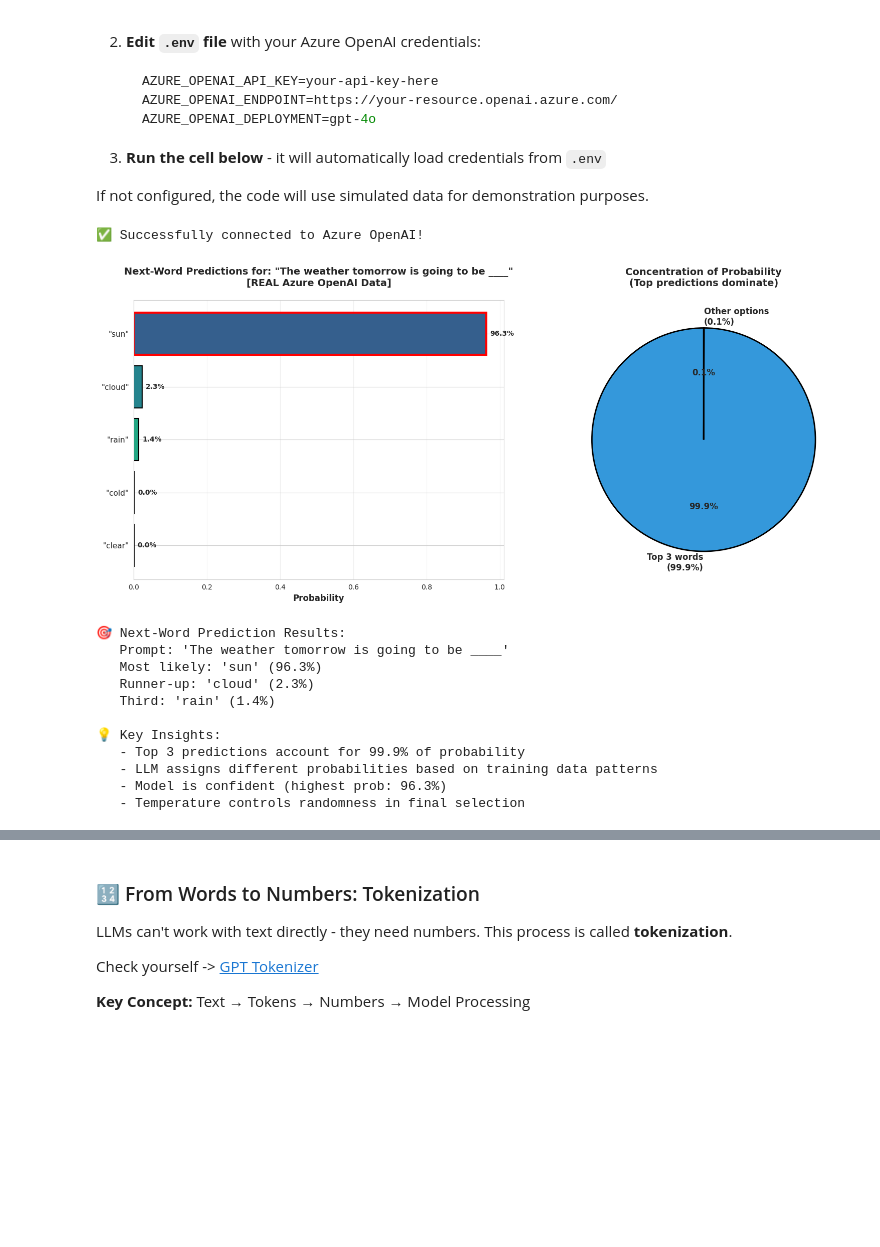
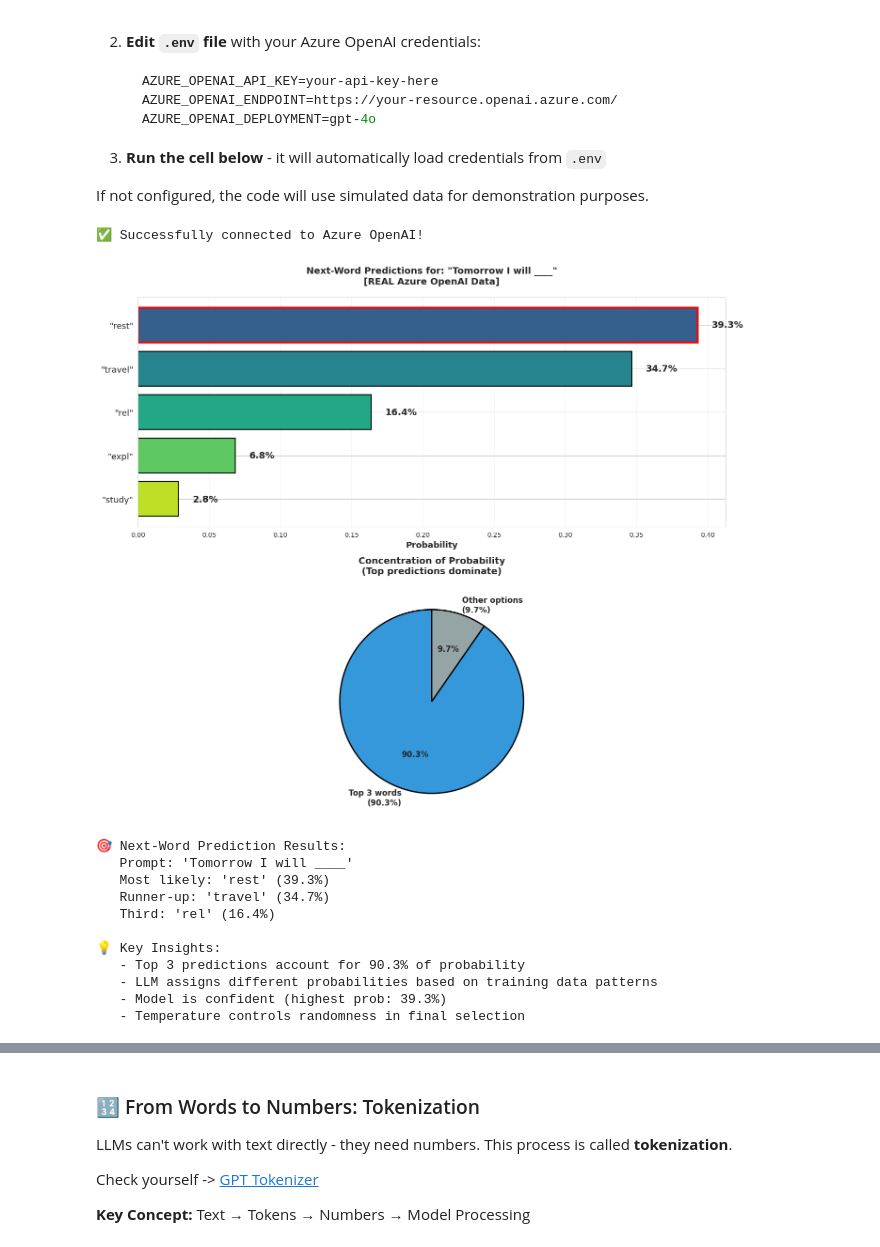
Before and after one commit to karolzak/ml101, a Jupyter notebook: notebooks/04-llm-basics.ipynb, the cells around one changed output, grey strips where cells are left out. Drawn from its saved outputs; the diff is of its cells as text; code cells hidden in the pictures; blank space fills up the shorter version.

```diff
--- a/notebooks/04-llm-basics.ipynb
+++ b/notebooks/04-llm-basics.ipynb
@@ -148,24 +85,25 @@ If not configured, the code will use simulated data for demonstration purposes.
 # %%
 # Try different prompts to see varying probability distributions:
 # - "The sky is" → Very predictable (blue, clear, cloudy)
 # - "I feel" → More varied emotions/states
 # - "The secret ingredient is" → Creative, many possibilities
 # - "Tomorrow I will" → Open-ended actions
-prompt = "The weather tomorrow is going to be"
+prompt = "Tomorrow I will"
+# prompt = "The weather tomorrow is going to be"
 # prompt = "If it rains today, the weather tomorrow is going to be"
 # prompt = "If it's fall season and it rains today, the weather tomorrow is going to be"
 helpers.visualize_real_next_word_predictions(prompt)
 # %% [output]
 ✅ Successfully connected to Azure OpenAI!
-[figure, old version]
+[figure, new version]
 🎯 Next-Word Prediction Results:
-   Prompt: 'The weather tomorrow is going to be ____'
-   Most likely: 'sun' (96.3%)
-   Runner-up: 'cloud' (2.3%)
-   Third: 'rain' (1.4%)
+   Prompt: 'Tomorrow I will ____'
+   Most likely: 'rest' (39.3%)
+   Runner-up: 'travel' (34.7%)
+   Third: 'rel' (16.4%)
 
 💡 Key Insights:
-   - Top 3 predictions account for 99.9% of probability
+   - Top 3 predictions account for 90.3% of probability
    - LLM assigns different probabilities based on training data patterns
-   - Model is confident (highest prob: 96.3%)
+   - Model is confident (highest prob: 39.3%)
    - Temperature controls randomness in final selection
```
Also changed, not shown: parts of 26 cells of this notebook, 1 other file.
